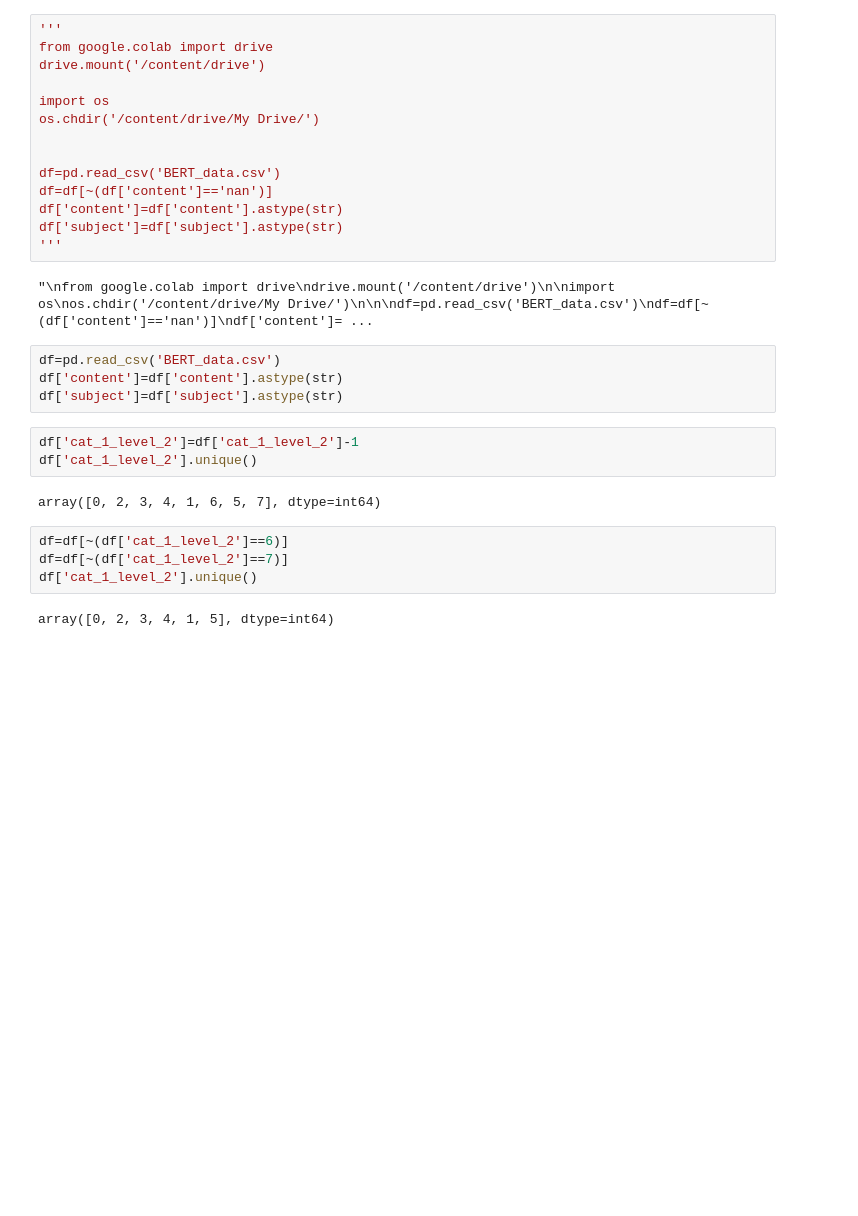
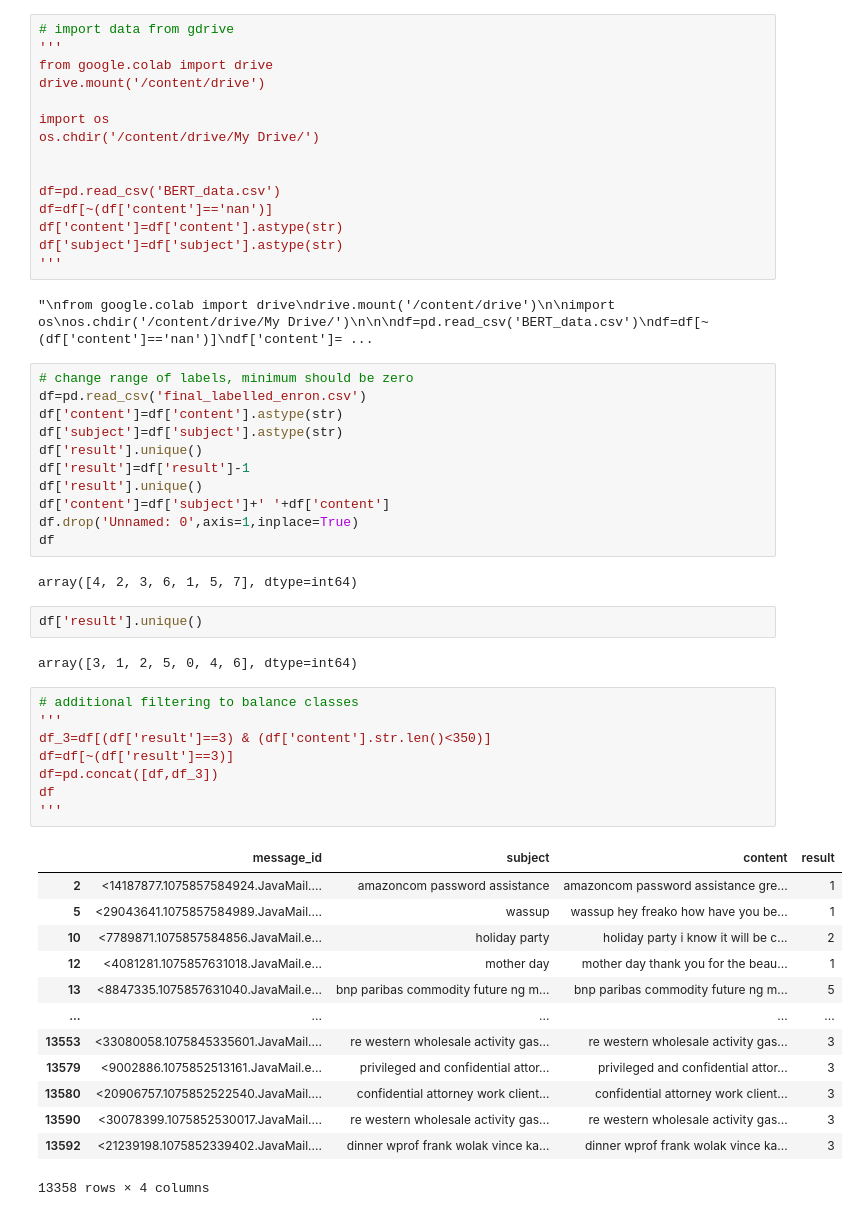
Before and after one commit to neelblabla/large_language_models_for_processing_emails, a Jupyter notebook: 2_modelling_BERT-base-uc-110m/2b_modelling_and_evaluation/2_BERT_pytorch_fine_tune.ipynb, the cells around one changed output. Drawn from its saved outputs; the diff is of its cells as text; blank space fills up the shorter version.

```diff
--- a/2_modelling_BERT-base-uc-110m/2b_modelling_and_evaluation/2_BERT_pytorch_fine_tune.ipynb
+++ b/2_modelling_BERT-base-uc-110m/2b_modelling_and_evaluation/2_BERT_pytorch_fine_tune.ipynb
@@ -25,4 +29,5 @@ torch.cuda.empty_cache()
 # %%
+# import data from gdrive
 '''
 from google.colab import drive
 drive.mount('/content/drive')
@@ -39,18 +44,42 @@ df['subject']=df['subject'].astype(str)
 # %% [output]
 "\nfrom google.colab import drive\ndrive.mount('/content/drive')\n\nimport os\nos.chdir('/content/drive/My Drive/')\n\n\ndf=pd.read_csv('BERT_data.csv')\ndf=df[~(df['content']=='nan')]\ndf['content']= ...
 # %%
-df=pd.read_csv('BERT_data.csv')
+# change range of labels, minimum should be zero
+df=pd.read_csv('final_labelled_enron.csv')
 df['content']=df['content'].astype(str)
 df['subject']=df['subject'].astype(str)
+df['result'].unique()
+df['result']=df['result']-1
+df['result'].unique()
+df['content']=df['subject']+' '+df['content']
+df.drop('Unnamed: 0',axis=1,inplace=True)
+df
+# %% [output]
+array([4, 2, 3, 6, 1, 5, 7], dtype=int64)
-# %%
-df['cat_1_level_2']=df['cat_1_level_2']-1
-df['cat_1_level_2'].unique()
-# %% [output]
-array([0, 2, 3, 4, 1, 6, 5, 7], dtype=int64)
 # %%
-df=df[~(df['cat_1_level_2']==6)]
-df=df[~(df['cat_1_level_2']==7)]
-df['cat_1_level_2'].unique()
+df['result'].unique()
 # %% [output]
-array([0, 2, 3, 4, 1, 5], dtype=int64)
+array([3, 1, 2, 5, 0, 4, 6], dtype=int64)
+# %%
+# additional filtering to balance classes
+'''
+df_3=df[(df['result']==3) & (df['content'].str.len()<350)]
+df=df[~(df['result']==3)]
+df=pd.concat([df,df_3])
+df
+'''
+# %% [output]
+|  | message_id | subject | content | result |
+| 2 | <14187877.1075857584924.JavaMail.... | amazoncom password assistance | amazoncom password assistance gre... | 1 |
+| 5 | <29043641.1075857584989.JavaMail.... | wassup | wassup hey freako how have you be... | 1 |
+| 10 | <7789871.1075857584856.JavaMail.e... | holiday party | holiday party i know it will be c... | 2 |
+| 12 | <4081281.1075857631018.JavaMail.e... | mother day | mother day thank you for the beau... | 1 |
+| 13 | <8847335.1075857631040.JavaMail.e... | bnp paribas commodity future ng m... | bnp paribas commodity future ng m... | 5 |
+| ... | ... | ... | ... | ... |
+| 13553 | <33080058.1075845335601.JavaMail.... | re western wholesale activity gas... | re western wholesale activity gas... | 3 |
+| 13579 | <9002886.1075852513161.JavaMail.e... | privileged and confidential attor... | privileged and confidential attor... | 3 |
+| 13580 | <20906757.1075852522540.JavaMail.... | confidential attorney work client... | confidential attorney work client... | 3 |
+| 13590 | <30078399.1075852530017.JavaMail.... | re western wholesale activity gas... | re western wholesale activity gas... | 3 |
+| 13592 | <21239198.1075852339402.JavaMail.... | dinner wprof frank wolak vince ka... | dinner wprof frank wolak vince ka... | 3 |
+13358 rows × 4 columns
 # %%
```
Also changed, not shown: parts of 24 cells of this notebook, 1 other file.
